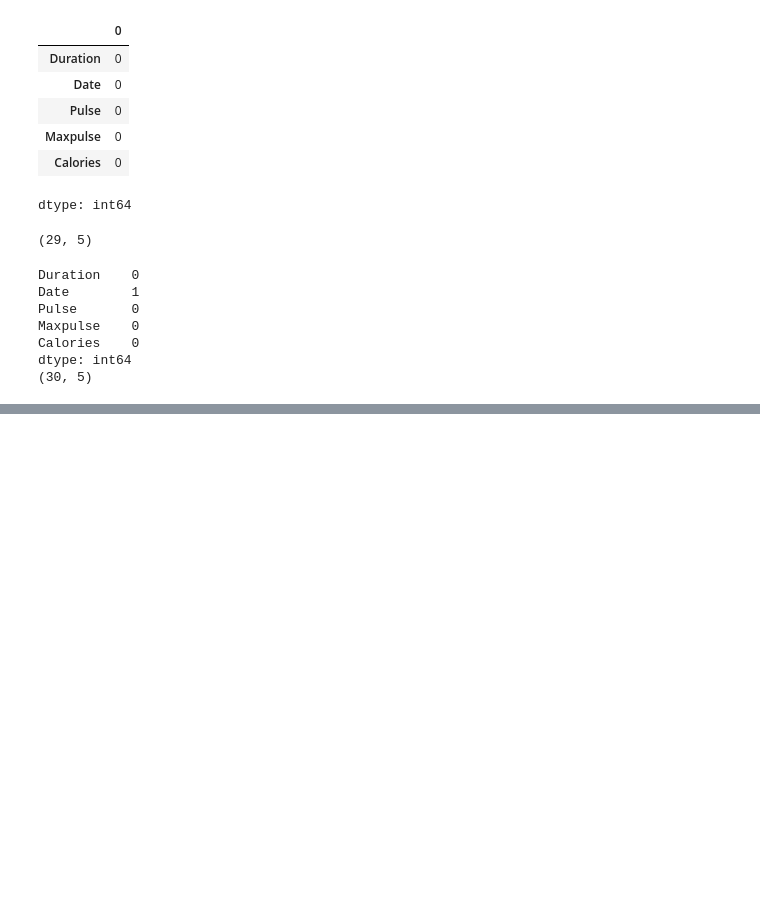
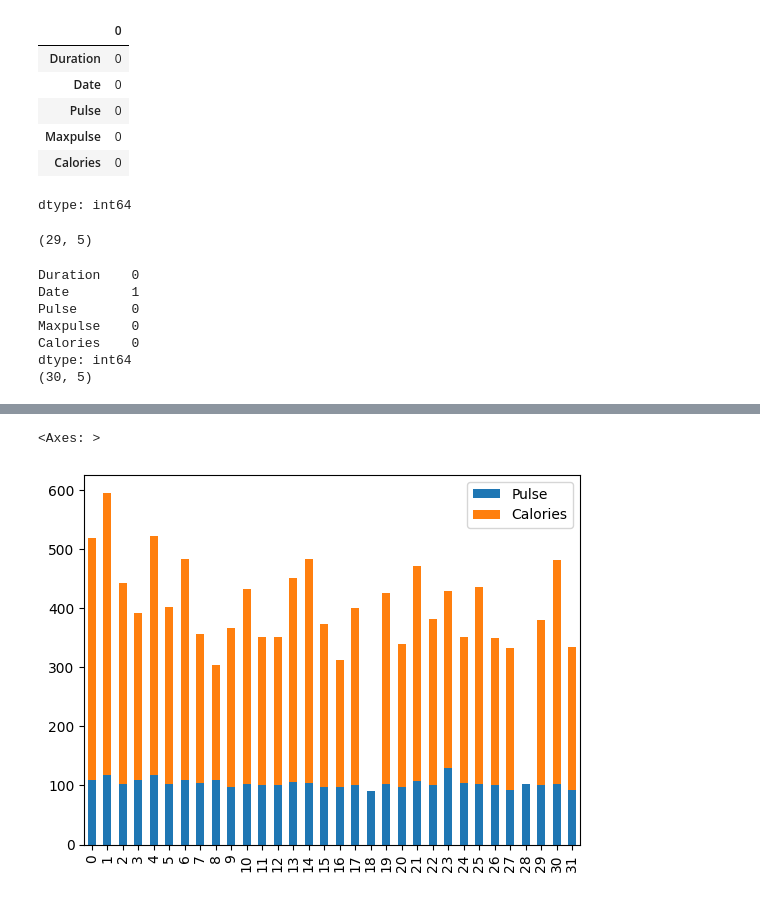
Before and after one commit to VaishaliChauhanCCTB/demo2, a Jupyter notebook: EDA.ipynb, the cells around one changed output, grey strips where cells are left out. Saved outputs shown, nothing was run; the diff lists cells and outputs as text; code cells hidden in the pictures; blank space fills up the shorter version.

```diff
--- a/EDA.ipynb
+++ b/EDA.ipynb
@@ -238,0 +273,6 @@ dtype: int64
+# %%
+barData = data[["Pulse", "Calories"]]
+barData.plot(kind='bar', stacked=True)
+# %% [output]
+<Axes: >
+[figure, added]
```
Also changed, not shown: parts of 4 cells of this notebook.
